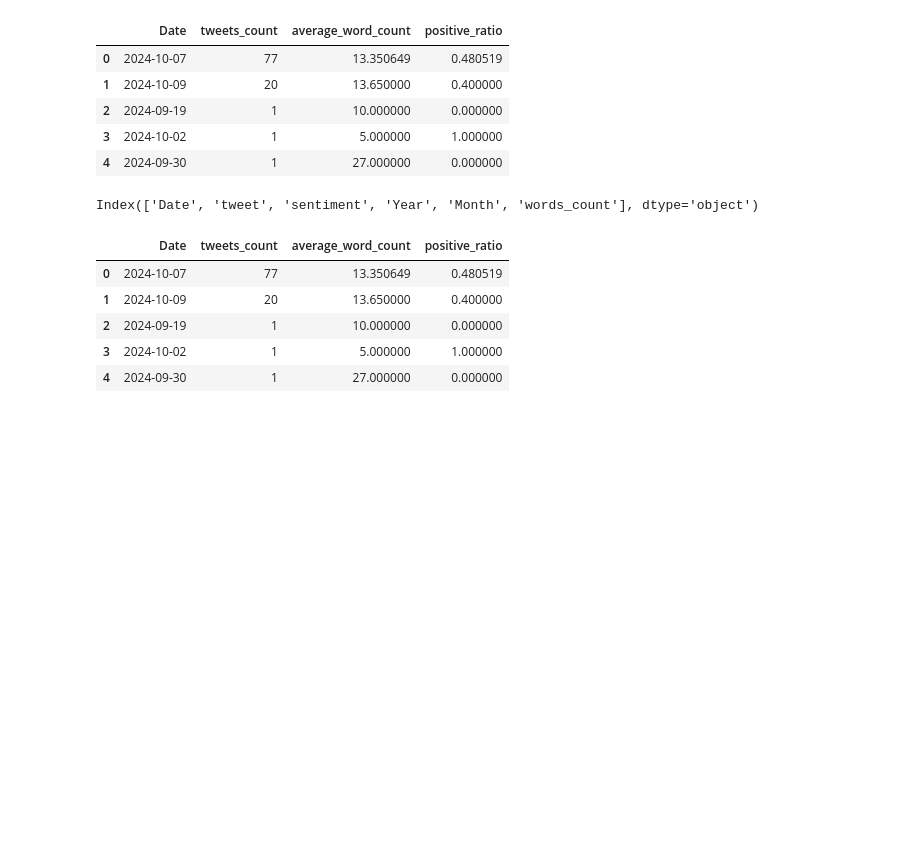
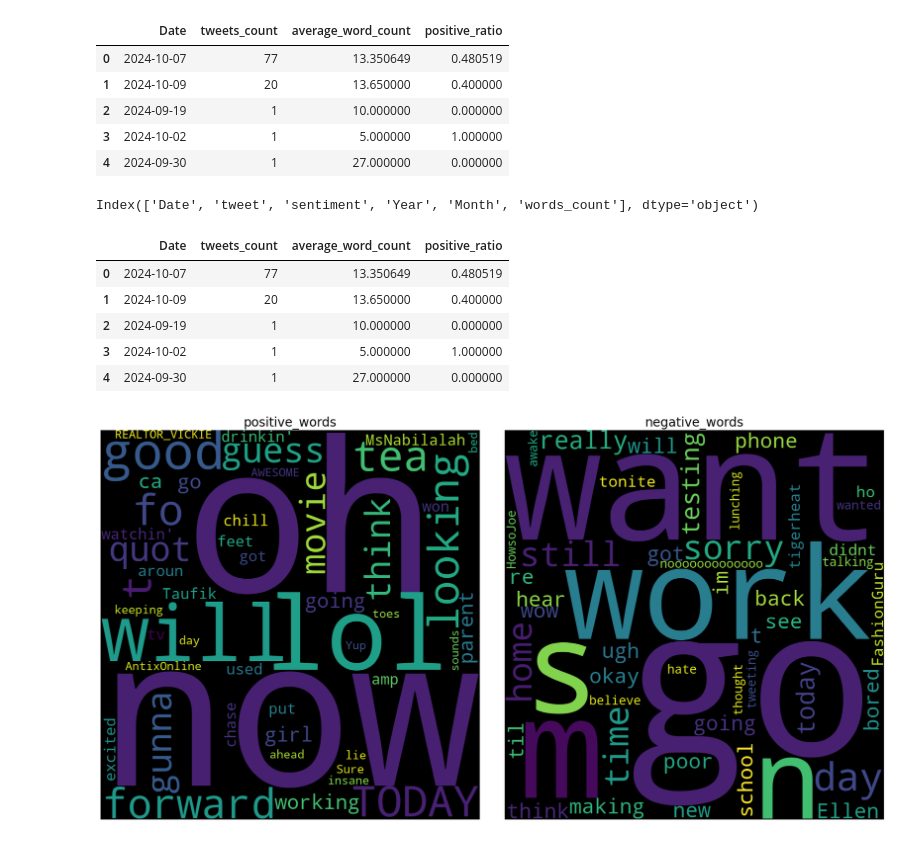
Before and after one commit to 4GeeksAcademy/Final-Project---Luis-Augustin-Ale, a Jupyter notebook: agus_temporal/pruebas.ipynb, the cells around one changed output. Cells and saved outputs as stored; diff of their text form; code cells hidden in the pictures; blank space fills up the shorter version.

```diff
--- a/agus_temporal/pruebas.ipynb
+++ b/agus_temporal/pruebas.ipynb
@@ -203,3 +205,22 @@ df_results
 | 2 | 2024-09-19 | 1 | 10.000000 | 0.000000 |
 | 3 | 2024-10-02 | 1 | 5.000000 | 1.000000 |
 | 4 | 2024-09-30 | 1 | 27.000000 | 0.000000 |
+# %%
+positive_words = df['tweet'][df['sentiment']==1]
+negative_words = df['tweet'][df['sentiment']==0]
+wordcloud = WordCloud(width = 875, height = 900, background_color = "black", max_words = 50, min_font_size = 20, random_state = 42)\
+    .generate(str(positive_words))
+wordcloud2 = WordCloud(width = 875, height = 900, background_color = "black", max_words = 50, min_font_size = 20, random_state = 42)\
+    .generate(str(negative_words))
+
+fig, (ax1, ax2) = plt.subplots(1,2,figsize = (18, 9), facecolor=None)
+ax1.imshow(wordcloud)
+ax2.imshow(wordcloud2)
+ax1.set_title('positive_words', fontsize=20)
+ax2.set_title('negative_words', fontsize=20)
+ax1.axis("off")
+ax2.axis("off")
+fig.tight_layout()
+plt.show()
+# %% [output]
+[figure, added]
```
Also changed, not shown: parts of 1 cell of this notebook, 4 other files.
